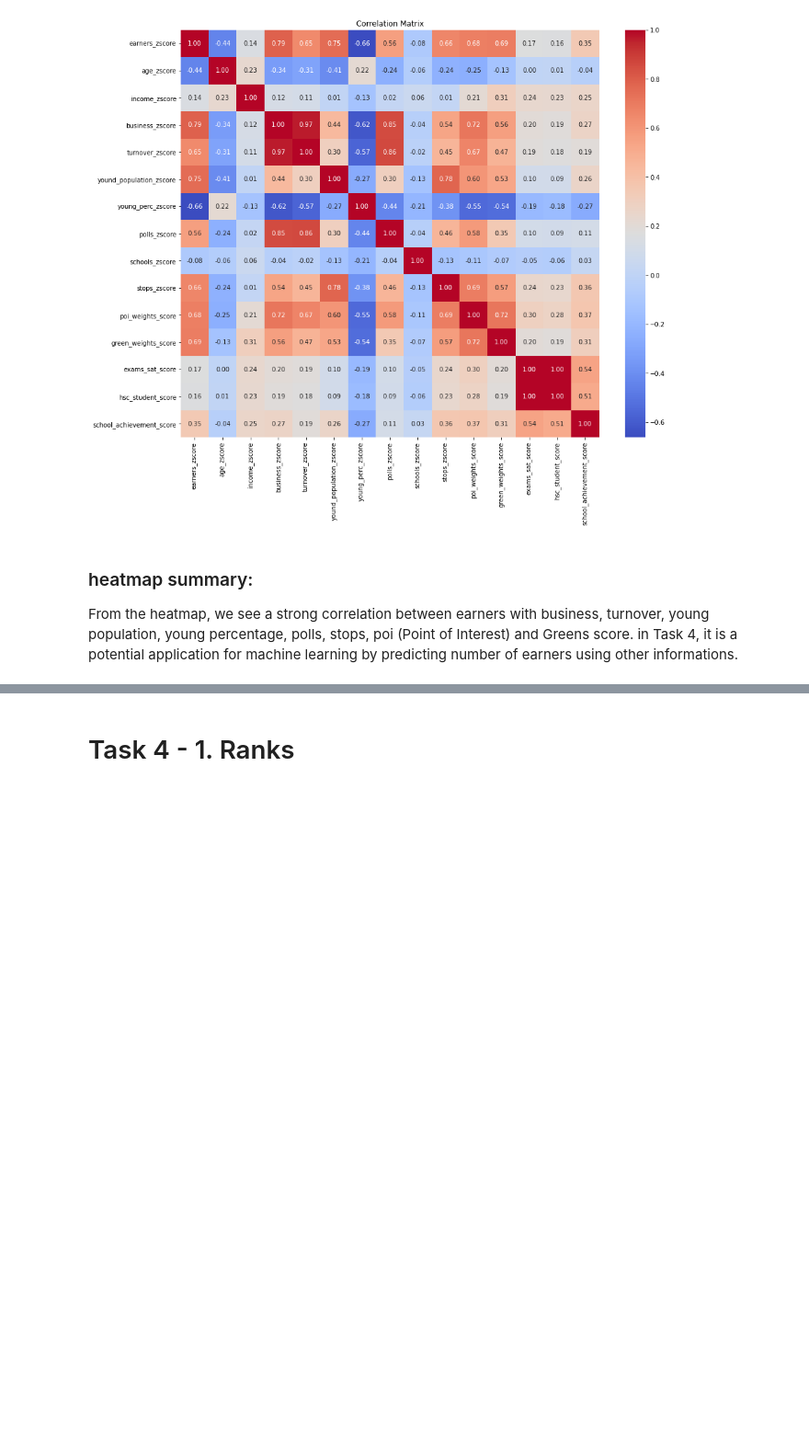
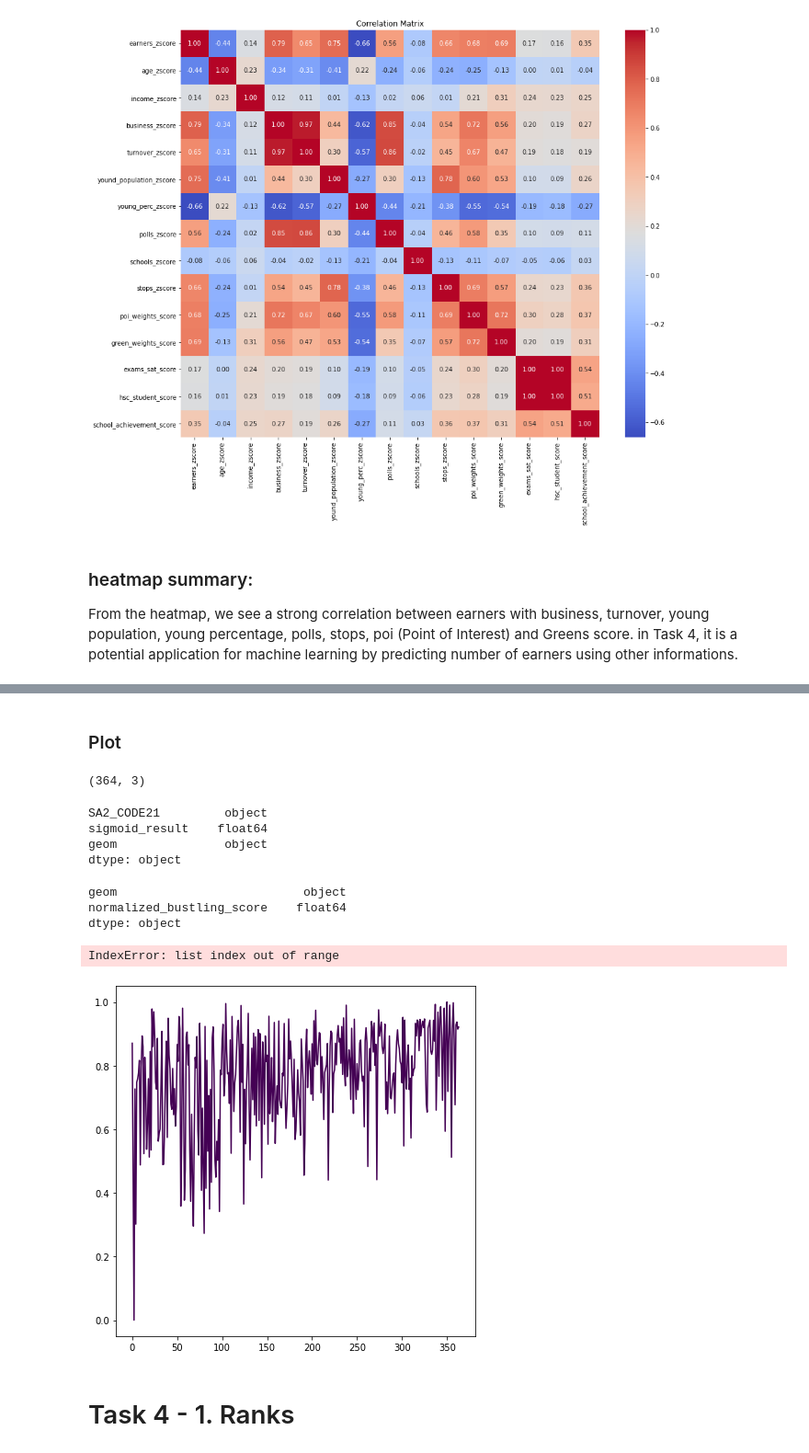
Before and after one commit to MichelangeloNardi/DATA2901--2024S1, a Jupyter notebook: Data Validation_JL.ipynb, the cells around one changed output, grey strips where cells are left out. Shown at 92% size. Saved outputs shown, nothing was run; the diff lists cells and outputs as text; code cells hidden in the pictures; blank space fills up the shorter version.

Commit message:
update the sigmoid code for part 3

```diff
--- a/Data Validation_JL.ipynb
+++ b/Data Validation_JL.ipynb
@@ -2180,0 +2182,12 @@ df_sa2[df_sa2['GCC_NAME21'] == 'Greater Sydney'].plot(ax=ax1)
+# %%
+df_combined_z_score_task3['sigmoid_result'] =sigmoid(
+                                      df_combined_z_score_task3['business_zscore']
+                                    + df_combined_z_score_task3['turnover_zscore']
+                                    + df_combined_z_score_task3['polls_zscore']
+                                    + df_combined_z_score_task3['schools_zscore']
+                                    + df_combined_z_score_task3['stops_zscore']
+                                    + df_combined_z_score_task3['poi_weights_score']
+                                    + df_combined_z_score_task3['green_weights_score']
+                                    + df_combined_z_score_task3['exams_sat_score']
+                                    + df_combined_z_score_task3['hsc_student_score']
+                                    + df_combined_z_score_task3['school_achievement_score'])
@@ -2180,0 +2206,15 @@ df_sa2[df_sa2['GCC_NAME21'] == 'Greater Sydney'].plot(ax=ax1)
+# %% [markdown]
+### Plot
+# %%
+task3 = pd.merge(df_combined_z_score_task3[['SA2_CODE21', 'sigmoid_result']],
+                     df_sa2[['SA2_CODE21', 'geom']],
+                     on='SA2_CODE21',
+                     how='inner')
+print(task3.shape)
+task3.dtypes
+# %% [output]
+(364, 3)
+SA2_CODE21         object
+sigmoid_result    float64
+geom               object
+dtype: object
@@ -2181,3 +2223,16 @@ df_sa2[df_sa2['GCC_NAME21'] == 'Greater Sydney'].plot(ax=ax1)
+# %%
+task3.dtypes
+# %% [output]
+geom                          object
+normalized_bustling_score    float64
+dtype: object
+# %%
+ax = task3.plot(column='sigmoid_result', figsize=(7, 7), cmap='viridis', legend=False)
+plt.colorbar(ax.collections[0], ax=ax, orientation='vertical', label='Sigmoid Result')
+plt.show()
+# %% [output]
+IndexError: list index out of range
+[figure, added]
 # %% [markdown]
 # Task 4 - 1. Ranks
 # %%
```
Also changed, not shown: parts of 31 cells of this notebook, 4 other files.
